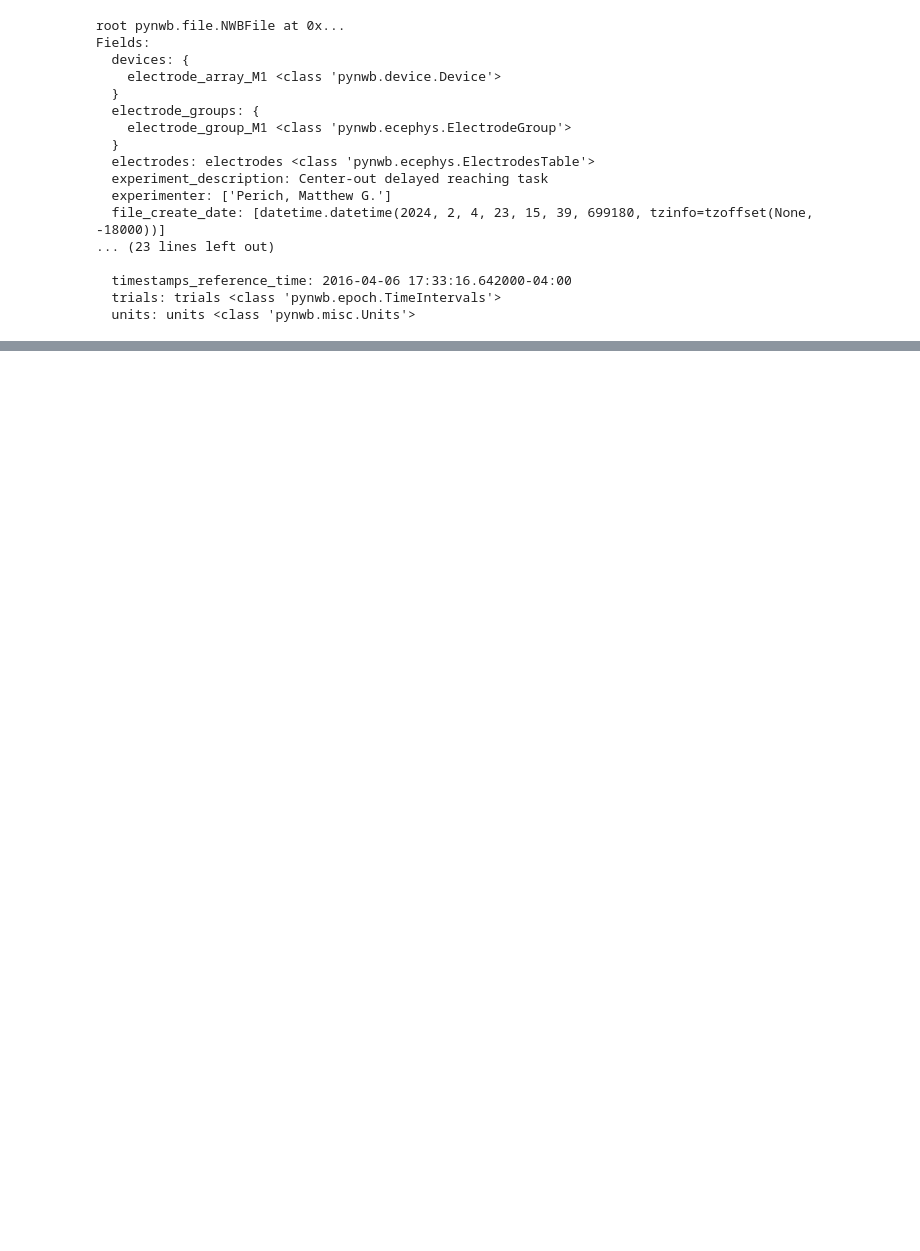
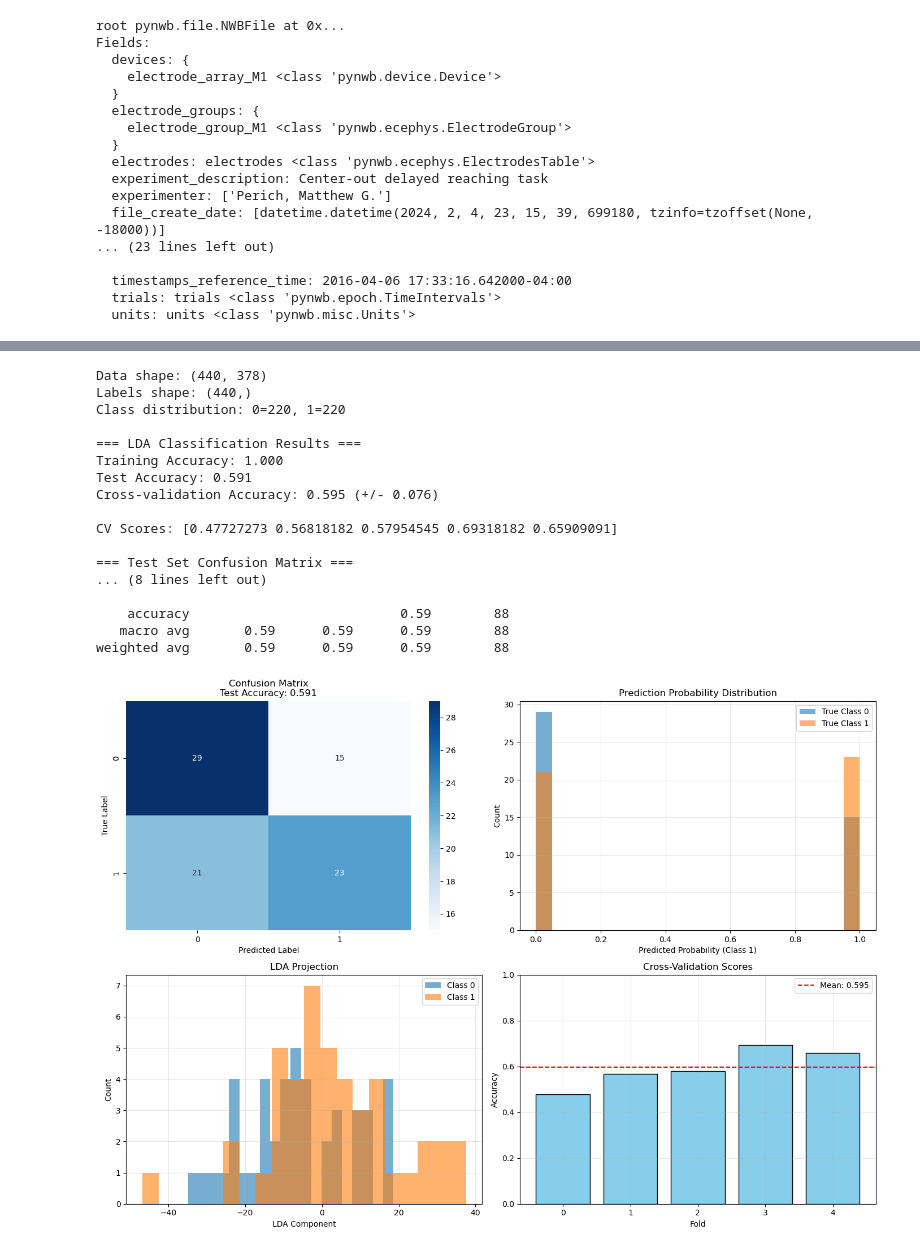
Before and after one commit to zach8421/UW-CSE583-humanSayMonkeyDo, a Jupyter notebook: examples/development_notebook.ipynb, the cells around one changed output, grey strips where cells are left out. Saved outputs shown, nothing was run; the diff lists cells and outputs as text; code cells hidden in the pictures; blank space fills up the shorter version.

```diff
--- a/examples/development_notebook.ipynb
+++ b/examples/development_notebook.ipynb
@@ -383,0 +633,39 @@ avg_spike_rates.shape
+# %%
+
+
+
+# Assuming you have:
+# moving_spike_data: list of [18, 21] matrices for moving trials
+# stationary_spike_data: list of [18, 21] matrices for stationary trials
+
+# Combine data and create labels
+#data_matrices = moving_spike_data + stationary_spike_data
+#labels = np.concatenate([
+#    np.ones(len(moving_spike_data), dtype=int),   # 1 for moving
+#    np.zeros(len(stationary_spike_data), dtype=int)  # 0 for stationary
+#])
+
+# Train classifier
+lda, results = train_lda_classifier(data, move_category)
+
+# Visualize
+plot_lda_results(results)
+# %% [output]
+Data shape: (440, 378)
+Labels shape: (440,)
+Class distribution: 0=220, 1=220
+
+=== LDA Classification Results ===
+Training Accuracy: 1.000
+Test Accuracy: 0.591
+Cross-validation Accuracy: 0.595 (+/- 0.076)
+
+CV Scores: [0.47727273 0.56818182 0.57954545 0.69318182 0.65909091]
+
+=== Test Set Confusion Matrix ===
+... (8 lines left out)
+
+    accuracy                           0.59        88
+   macro avg       0.59      0.59      0.59        88
+weighted avg       0.59      0.59      0.59        88
+[figure, added]
```
Also changed, not shown: parts of 11 cells of this notebook.
